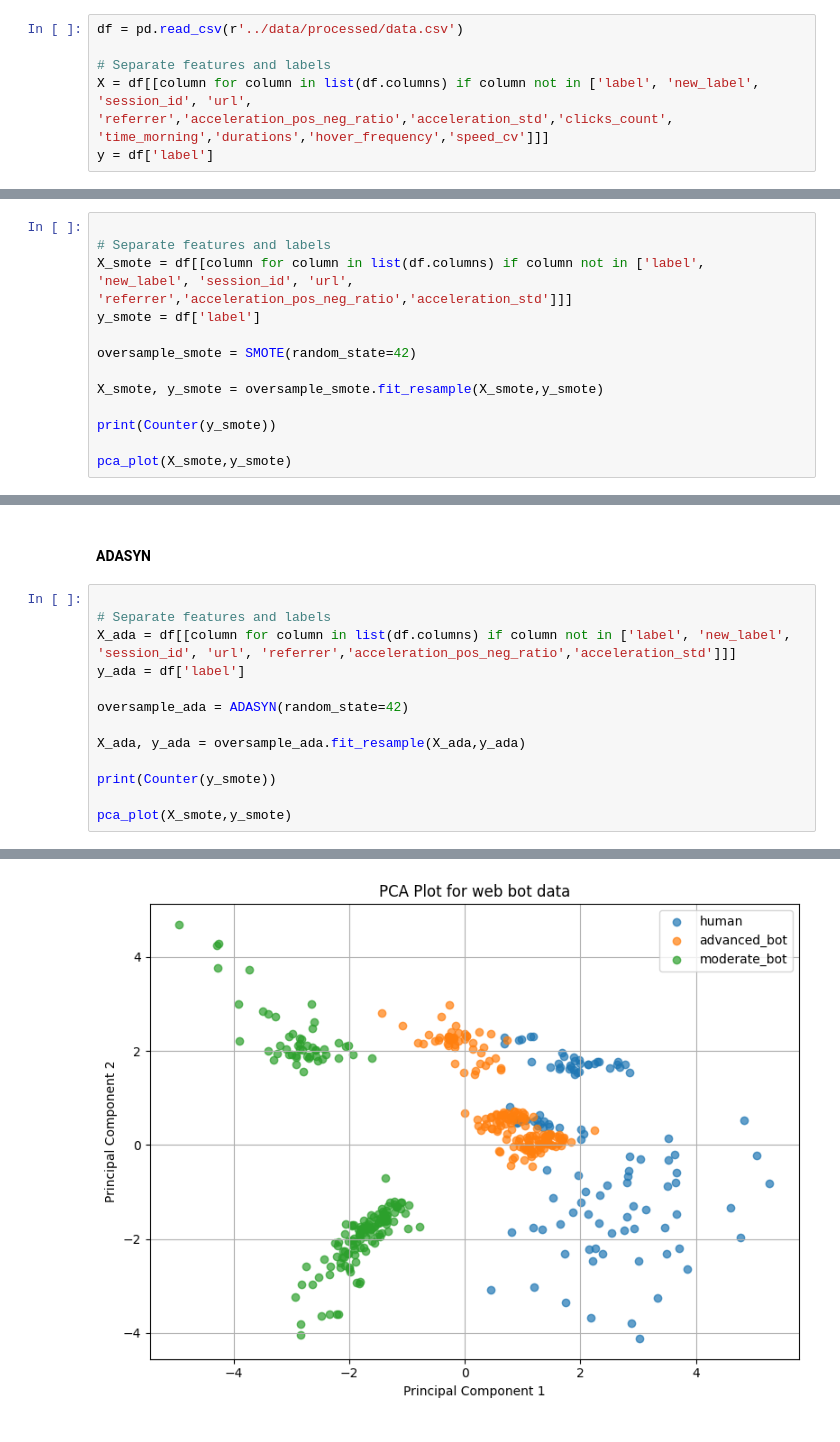
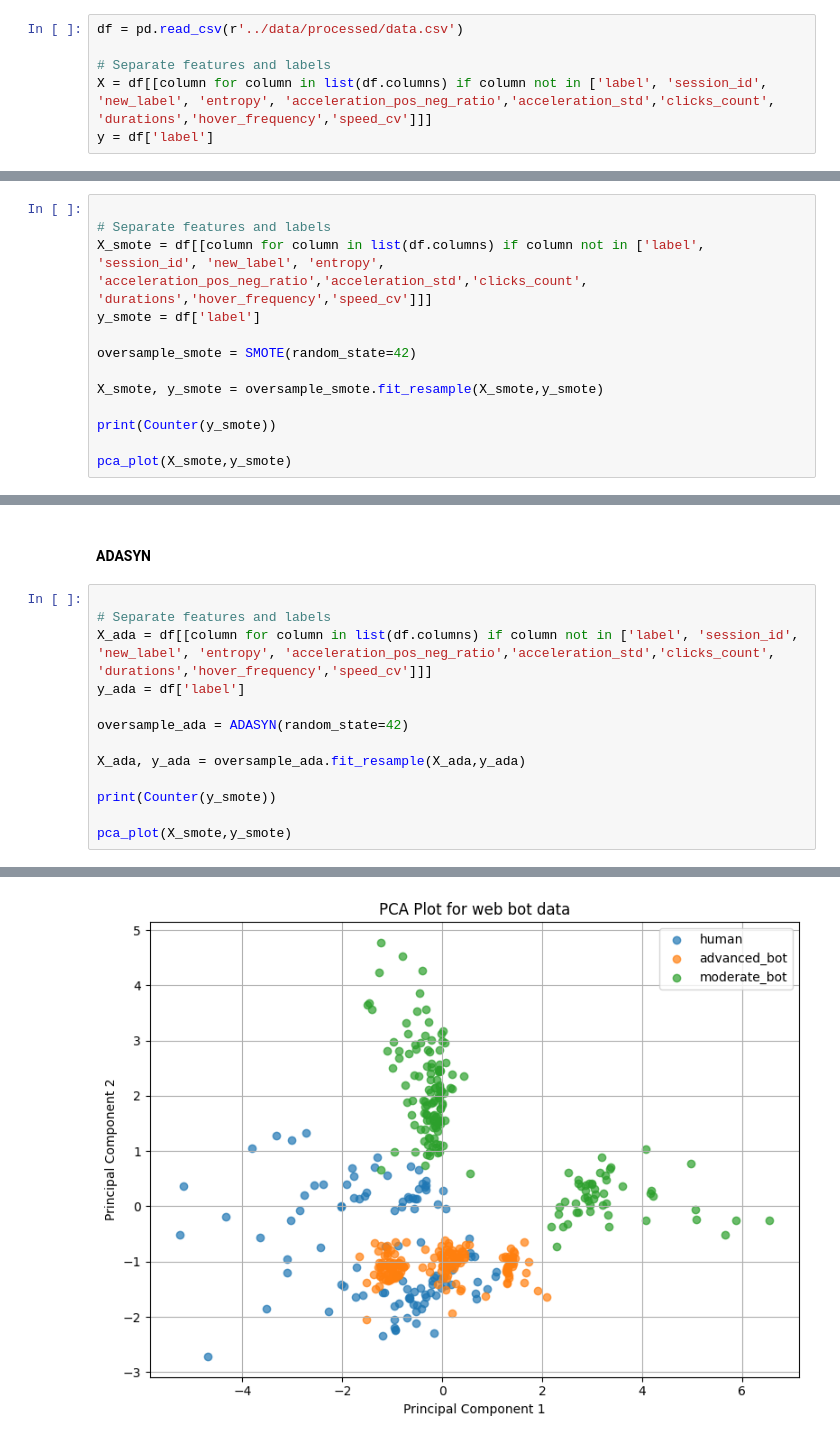
Before and after one commit to cherrydrunk/DSA4263-automated-fraud, a Jupyter notebook: notebooks/PCA.ipynb, the cells around one changed output, grey strips where cells are left out. Saved outputs shown, nothing was run; the diff lists cells and outputs as text.

```diff
--- a/notebooks/PCA.ipynb
+++ b/notebooks/PCA.ipynb
@@ -11,7 +11,7 @@ from imblearn.over_sampling import ADASYN
 df = pd.read_csv(r'../data/processed/data.csv')
 
 # Separate features and labels
-X = df[[column for column in list(df.columns) if column not in ['label', 'new_label', 'session_id', 'url', 'referrer','acceleration_pos_neg_ratio','acceleration_std','clicks_count', 'time_morning','durations','hover_frequency','speed_cv']]]
+X = df[[column for column in list(df.columns) if column not in ['label', 'session_id', 'new_label', 'entropy', 'acceleration_pos_neg_ratio','acceleration_std','clicks_count', 'durations','hover_frequency','speed_cv']]]
 y = df['label']
 # %% [markdown]
 ### PCA plot
@@ -75,7 +75,7 @@ Counter({'human': 170, 'advanced_bot': 170, 'moderate_bot': 170})
 # %%
 
 # Separate features and labels
-X_smote = df[[column for column in list(df.columns) if column not in ['label', 'new_label', 'session_id', 'url', 'referrer','acceleration_pos_neg_ratio','acceleration_std']]]
+X_smote = df[[column for column in list(df.columns) if column not in ['label', 'session_id', 'new_label', 'entropy', 'acceleration_pos_neg_ratio','acceleration_std','clicks_count', 'durations','hover_frequency','speed_cv']]]
 y_smote = df['label']
 
 oversample_smote = SMOTE(random_state=42)
@@ -93,16 +93,16 @@ Counter({'human': 170, 'advanced_bot': 170, 'moderate_bot': 170})
 # %%
 
 # Separate features and labels
-X_ada = df[[column for column in list(df.columns) if column not in ['label', 'new_label', 'session_id', 'url', 'referrer','acceleration_pos_neg_ratio','acceleration_std']]]
+X_ada = df[[column for column in list(df.columns) if column not in ['label', 'session_id', 'new_label', 'entropy', 'acceleration_pos_neg_ratio','acceleration_std','clicks_count', 'durations','hover_frequency','speed_cv']]]
 y_ada = df['label']
 
 oversample_ada = ADASYN(random_state=42)
 
 X_ada, y_ada = oversample_ada.fit_resample(X_ada,y_ada)
 
 print(Counter(y_smote))
 
 pca_plot(X_smote,y_smote)
 # %% [output]
 Counter({'human': 170, 'advanced_bot': 170, 'moderate_bot': 170})
-[figure, old version]
+[figure, new version]
```
Also changed, not shown: parts of 3 cells of this notebook, 4 other files.
